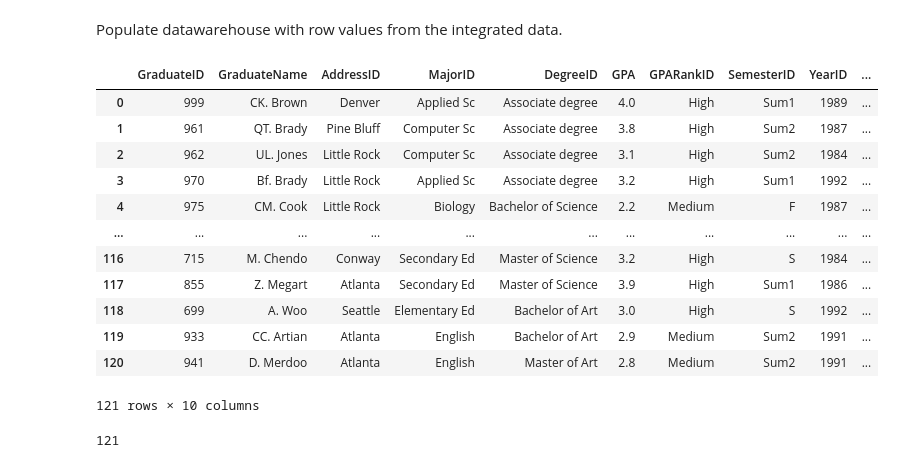
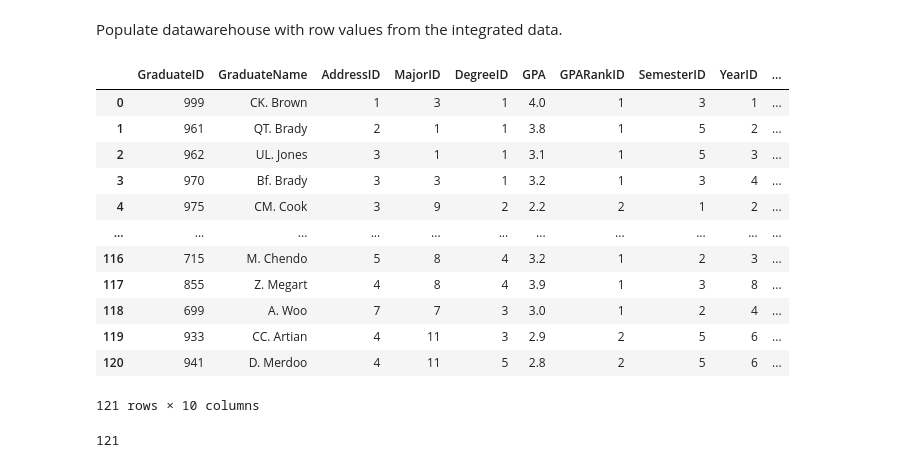
Before and after one commit to JoshuaFarara/DataWarehouse_ProjectReport, a Jupyter notebook: RDBMS/rdbms.ipynb, the cells around one changed output. Drawn from its saved outputs; the diff is of its cells as text; code cells hidden in the pictures.

Commit message:
Changes to be committed: 	modified:   CreateFactDimTables.ipynb 	modified:   DataCleaning1.ipynb 	modified:   RDBMS/rdbms.ipynb 	new file:   data/fact_data.csv

```diff
--- a/RDBMS/rdbms.ipynb
+++ b/RDBMS/rdbms.ipynb
@@ -65,20 +65,20 @@ dim_year.to_sql('dim_year', con=engine, if_exists='replace', index=False)
 # %% [markdown]
 Populate datawarehouse with row values from the integrated data.
 # %%
-pop_Integrated_Data = pd.read_csv(r"C:\Users\User\Documents\School\FallGrad2023\DW\DataWarehouse_ProjectReport\data\pop_Integrated_Data.csv")
-pop_Integrated_Data
+fact_data = pd.read_csv(r"C:\Users\User\Documents\School\FallGrad2023\DW\DataWarehouse_ProjectReport\data\fact_data.csv")
+fact_data
 # %% [output]
 |  | GraduateID | GraduateName | AddressID | MajorID | DegreeID | GPA | GPARankID | SemesterID | YearID | ... |
-| 0 | 999 | CK. Brown | Denver | Applied Sc | Associate degree | 4.0 | High | Sum1 | 1989 | ... |
-| 1 | 961 | QT. Brady | Pine Bluff | Computer Sc | Associate degree | 3.8 | High | Sum2 | 1987 | ... |
-| 2 | 962 | UL. Jones | Little Rock | Computer Sc | Associate degree | 3.1 | High | Sum2 | 1984 | ... |
-| 3 | 970 | Bf. Brady | Little Rock | Applied Sc | Associate degree | 3.2 | High | Sum1 | 1992 | ... |
-| 4 | 975 | CM. Cook | Little Rock | Biology | Bachelor of Science | 2.2 | Medium | F | 1987 | ... |
+| 0 | 999 | CK. Brown | 1 | 3 | 1 | 4.0 | 1 | 3 | 1 | ... |
+| 1 | 961 | QT. Brady | 2 | 1 | 1 | 3.8 | 1 | 5 | 2 | ... |
+| 2 | 962 | UL. Jones | 3 | 1 | 1 | 3.1 | 1 | 5 | 3 | ... |
+| 3 | 970 | Bf. Brady | 3 | 3 | 1 | 3.2 | 1 | 3 | 4 | ... |
+| 4 | 975 | CM. Cook | 3 | 9 | 2 | 2.2 | 2 | 1 | 2 | ... |
 | ... | ... | ... | ... | ... | ... | ... | ... | ... | ... | ... |
-| 116 | 715 | M. Chendo | Conway | Secondary Ed | Master of Science | 3.2 | High | S | 1984 | ... |
-| 117 | 855 | Z. Megart | Atlanta | Secondary Ed | Master of Science | 3.9 | High | Sum1 | 1986 | ... |
-| 118 | 699 | A. Woo | Seattle | Elementary Ed | Bachelor of Art | 3.0 | High | S | 1992 | ... |
-| 119 | 933 | CC. Artian | Atlanta | English | Bachelor of Art | 2.9 | Medium | Sum2 | 1991 | ... |
-| 120 | 941 | D. Merdoo | Atlanta | English | Master of Art | 2.8 | Medium | Sum2 | 1991 | ... |
+| 116 | 715 | M. Chendo | 5 | 8 | 4 | 3.2 | 1 | 2 | 3 | ... |
+| 117 | 855 | Z. Megart | 4 | 8 | 4 | 3.9 | 1 | 3 | 8 | ... |
+| 118 | 699 | A. Woo | 7 | 7 | 3 | 3.0 | 1 | 2 | 4 | ... |
+| 119 | 933 | CC. Artian | 4 | 11 | 3 | 2.9 | 2 | 5 | 6 | ... |
+| 120 | 941 | D. Merdoo | 4 | 11 | 5 | 2.8 | 2 | 5 | 6 | ... |
 121 rows × 10 columns
 # %%
```
Also changed, not shown: parts of 1 cell of this notebook, 3 other files.
